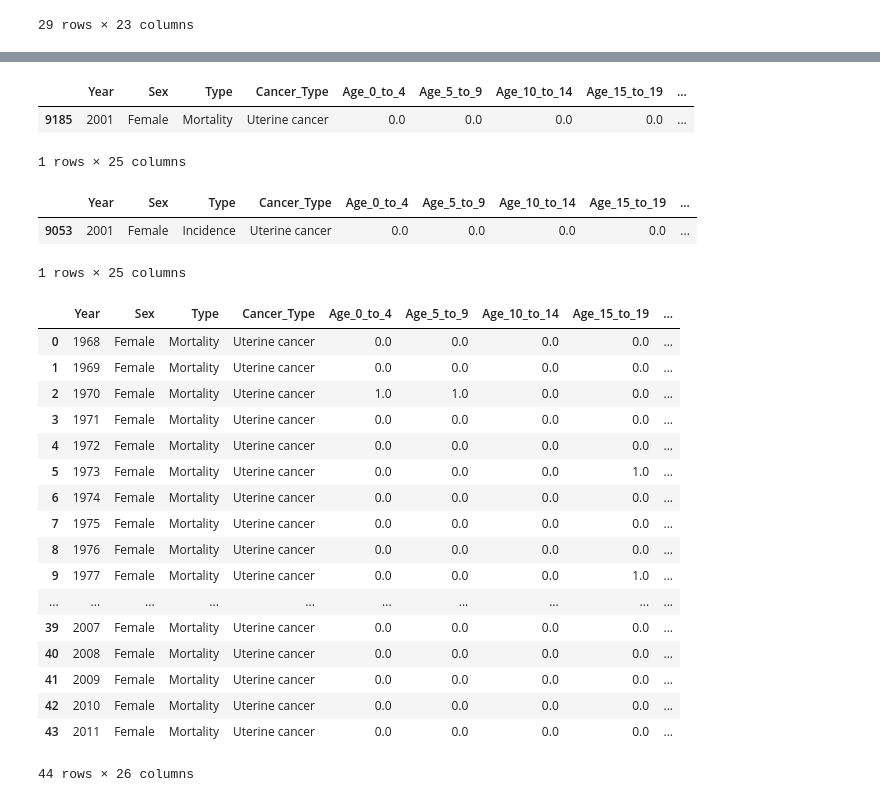
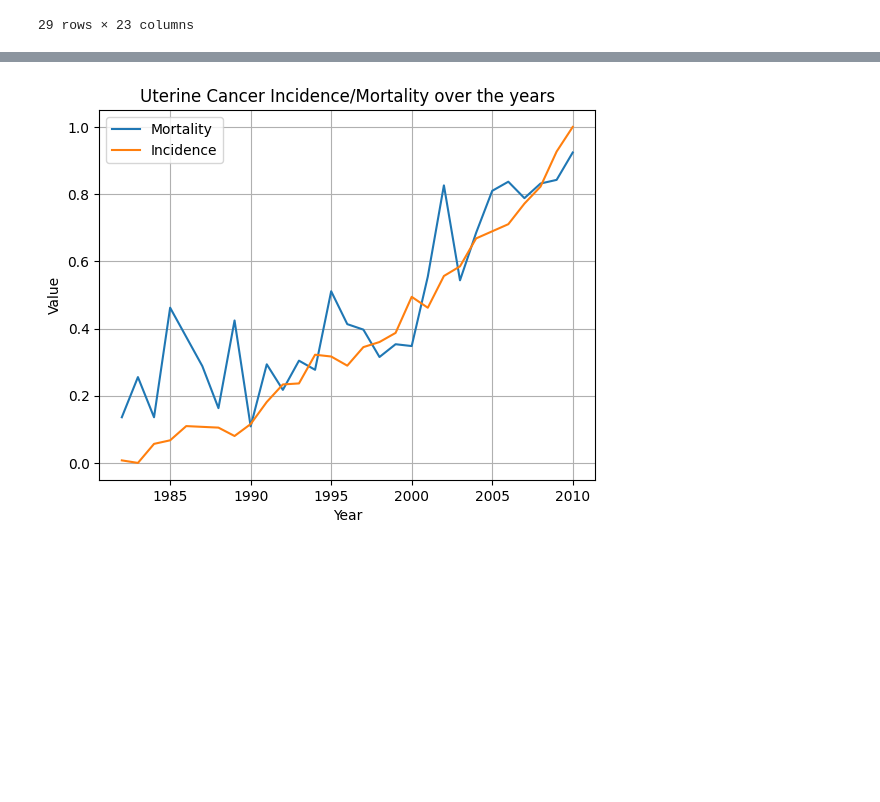
Before and after one commit to ChristianChimi/Australian-HealthCare-Cancer, a Jupyter notebook: Australian_Cancer_Health.ipynb, the cells around one changed output, grey strips where cells are left out. Cells and saved outputs as stored; diff of their text form; code cells hidden in the pictures; blank space fills up the shorter version.

```diff
--- a/Australian_Cancer_Health.ipynb
+++ b/Australian_Cancer_Health.ipynb
@@ -92,13 +81 @@ plt.show()
-# %%
-uterine_df1[uterine_df1['Year'] == 2001]
-# %% [output]
-|  | Year | Sex | Type | Cancer_Type | Age_0_to_4 | Age_5_to_9 | Age_10_to_14 | Age_15_to_19 | ... |
-| 9185 | 2001 | Female | Mortality | Uterine cancer | 0.0 | 0.0 | 0.0 | 0.0 | ... |
-1 rows × 25 columns
-# %%
-uterine_df2[uterine_df2['Year'] == 2001]
-# %% [output]
-|  | Year | Sex | Type | Cancer_Type | Age_0_to_4 | Age_5_to_9 | Age_10_to_14 | Age_15_to_19 | ... |
-| 9053 | 2001 | Female | Incidence | Uterine cancer | 0.0 | 0.0 | 0.0 | 0.0 | ... |
-1 rows × 25 columns
 # %%
@@ -106,24 +83,14 @@ uterine_df1 = pd.merge(uterine_df1, uterine_df2[['Year', 'Sum_Death']], on='Year
 # %%
-uterine_df1
+plt.plot(uterine_df1["Year"], uterine_df1['Normalized_sum'], label="Mortality")
+plt.plot(uterine_df1["Year"], uterine_df1['Normalized_sum_death'], label="Incidence")
+plt.legend()
+plt.xlabel("Year")
+plt.ylabel("Value")
+plt.title("Uterine Cancer Incidence/Mortality over the years")
+plt.grid(True)
+plt.show()
 # %% [output]
-|  | Year | Sex | Type | Cancer_Type | Age_0_to_4 | Age_5_to_9 | Age_10_to_14 | Age_15_to_19 | ... |
-| 0 | 1968 | Female | Mortality | Uterine cancer | 0.0 | 0.0 | 0.0 | 0.0 | ... |
-| 1 | 1969 | Female | Mortality | Uterine cancer | 0.0 | 0.0 | 0.0 | 0.0 | ... |
-| 2 | 1970 | Female | Mortality | Uterine cancer | 1.0 | 1.0 | 0.0 | 0.0 | ... |
-| 3 | 1971 | Female | Mortality | Uterine cancer | 0.0 | 0.0 | 0.0 | 0.0 | ... |
-| 4 | 1972 | Female | Mortality | Uterine cancer | 0.0 | 0.0 | 0.0 | 0.0 | ... |
-| 5 | 1973 | Female | Mortality | Uterine cancer | 0.0 | 0.0 | 0.0 | 1.0 | ... |
-| 6 | 1974 | Female | Mortality | Uterine cancer | 0.0 | 0.0 | 0.0 | 0.0 | ... |
-| 7 | 1975 | Female | Mortality | Uterine cancer | 0.0 | 0.0 | 0.0 | 0.0 | ... |
-| 8 | 1976 | Female | Mortality | Uterine cancer | 0.0 | 0.0 | 0.0 | 0.0 | ... |
-| 9 | 1977 | Female | Mortality | Uterine cancer | 0.0 | 0.0 | 0.0 | 1.0 | ... |
-| ... | ... | ... | ... | ... | ... | ... | ... | ... | ... |
-| 39 | 2007 | Female | Mortality | Uterine cancer | 0.0 | 0.0 | 0.0 | 0.0 | ... |
-| 40 | 2008 | Female | Mortality | Uterine cancer | 0.0 | 0.0 | 0.0 | 0.0 | ... |
-| 41 | 2009 | Female | Mortality | Uterine cancer | 0.0 | 0.0 | 0.0 | 0.0 | ... |
-| 42 | 2010 | Female | Mortality | Uterine cancer | 0.0 | 0.0 | 0.0 | 0.0 | ... |
-| 43 | 2011 | Female | Mortality | Uterine cancer | 0.0 | 0.0 | 0.0 | 0.0 | ... |
-44 rows × 26 columns
+[figure, added]
 # %%
 uterine_df1['Death_Ratio']=uterine_df1['Sum']/uterine_df1['Sum_Death']
 
```
Also changed, not shown: parts of 4 cells of this notebook.
